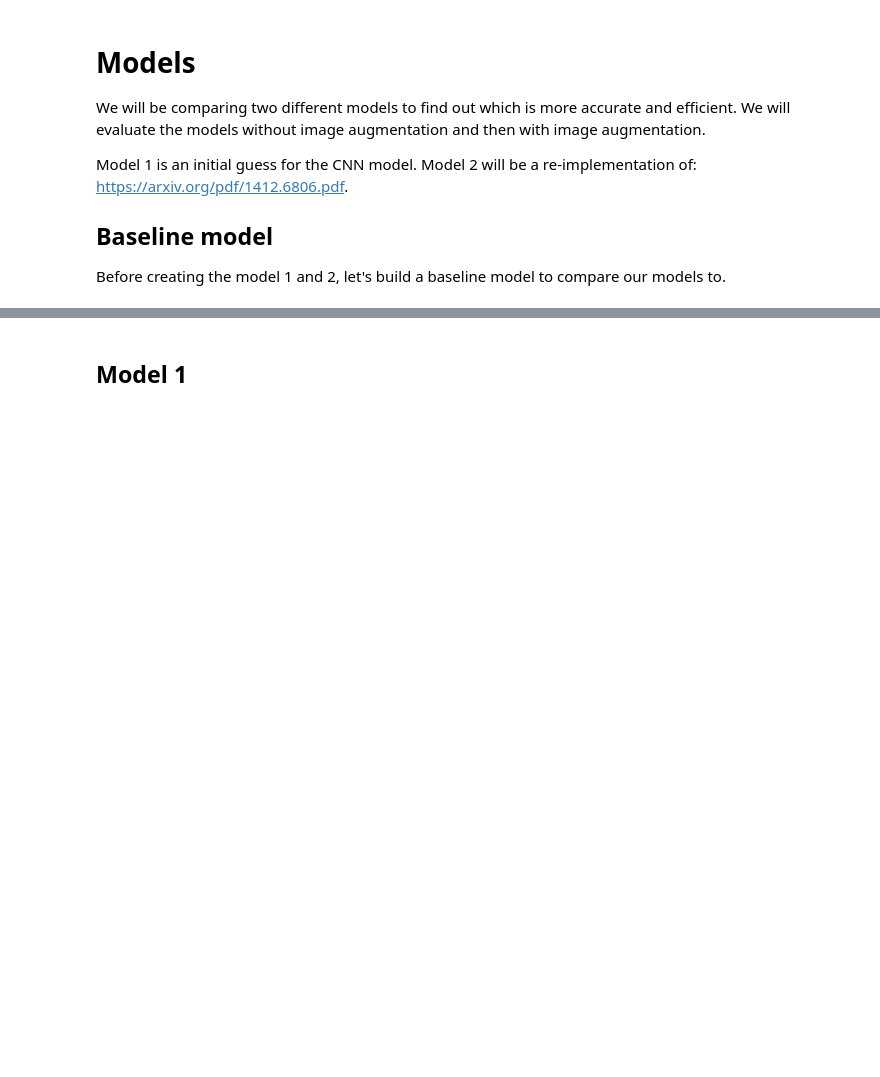
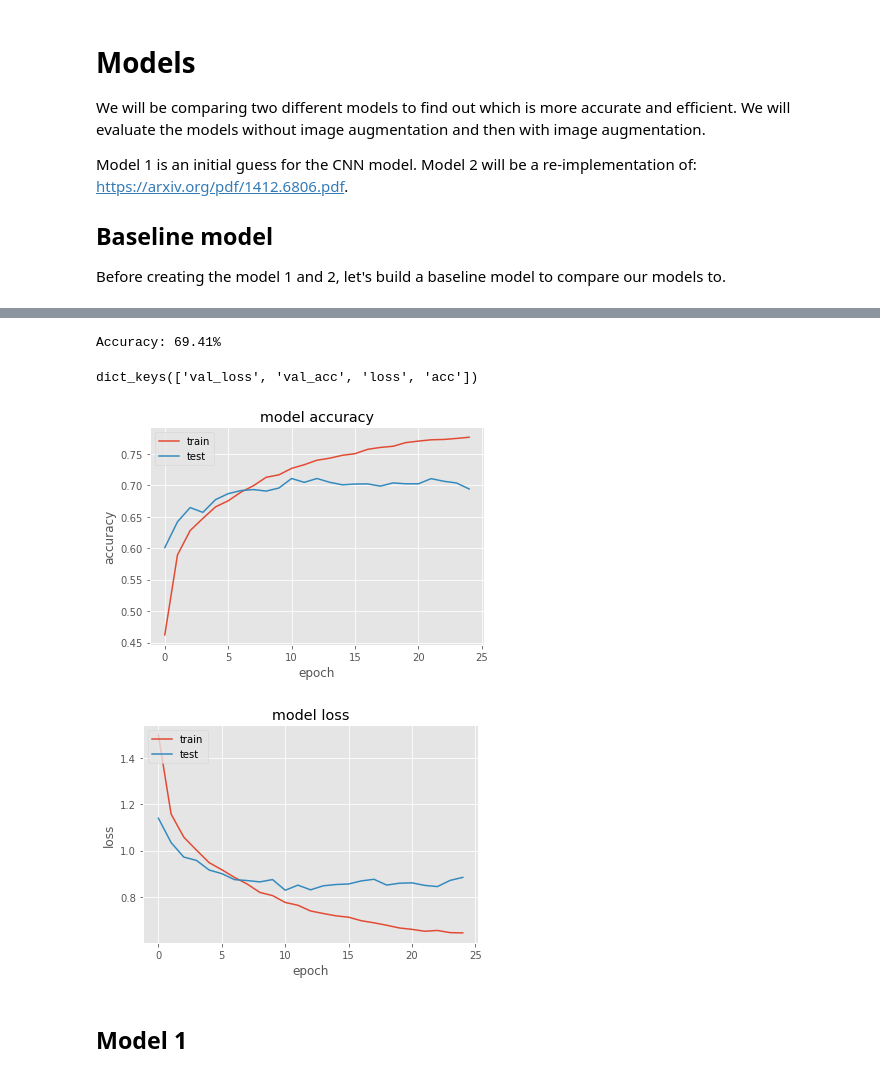
Before and after one commit to JayThibs/Deep-Learning-With-Python-Practice, a Jupyter notebook: CIFAR-10-Object-Recognition/CIFAR-10 Object Recognition.ipynb, the cells around one changed output, grey strips where cells are left out. Saved outputs shown, nothing was run; the diff lists cells and outputs as text; code cells hidden in the pictures; blank space fills up the shorter version.

Commit message:
Finished baseline evaluation

```diff
--- a/CIFAR-10-Object-Recognition/CIFAR-10 Object Recognition.ipynb
+++ b/CIFAR-10-Object-Recognition/CIFAR-10 Object Recognition.ipynb
@@ -84,3 +102,37 @@ print(base_model.summary())
+# %%
+history = base_model.fit(X_train, y_train, validation_data=(X_test, y_test), epochs=epochs, batch_size=32, verbose=0, callbacks=[TQDMNotebookCallback()])
+# %%
+# Final evaluation of the model
+scores = base_model.evaluate(X_test, y_test, verbose=0)
+print("Accuracy: %.2f%%" % (scores[1]*100))
+# %% [output]
+Accuracy: 69.41%
+# %%
+import matplotlib.pyplot as plt
+%matplotlib inline
+plt.style.use('ggplot')
+# list all data in history
+print(history.history.keys())
+# summarize history for accuracy
+plt.plot(history.history['acc'])
+plt.plot(history.history['val_acc'])
+plt.title('model accuracy')
+plt.ylabel('accuracy')
+plt.xlabel('epoch')
+plt.legend(['train', 'test'], loc='upper left')
+plt.show()
+# summarize history for loss
+plt.plot(history.history['loss'])
+plt.plot(history.history['val_loss'])
+plt.title('model loss')
+plt.ylabel('loss')
+plt.xlabel('epoch')
+plt.legend(['train', 'test'], loc='upper left')
+plt.show()
+# %% [output]
+dict_keys(['val_loss', 'val_acc', 'loss', 'acc'])
+[figure, added]
+[figure, added]
 # %% [markdown]
 ## Model 1
 # %%
```
Also changed, not shown: parts of 8 cells of this notebook.
